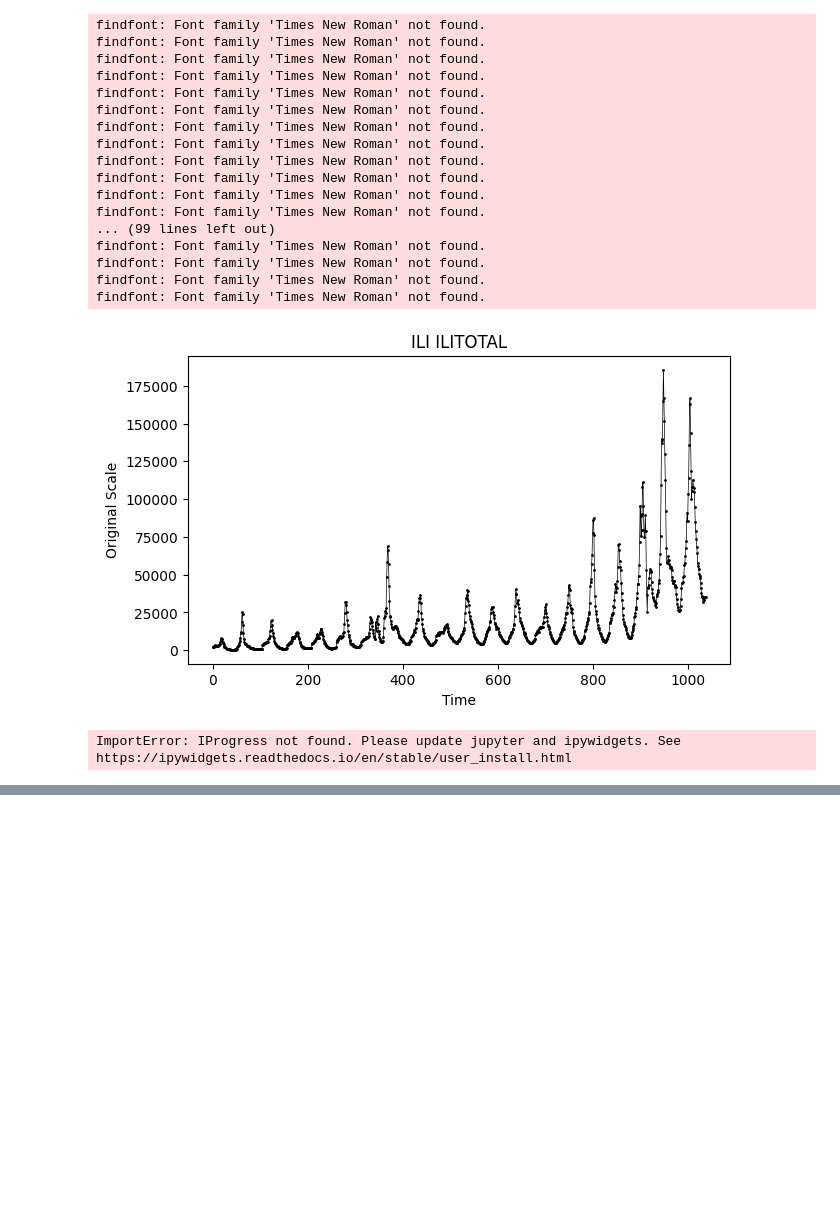
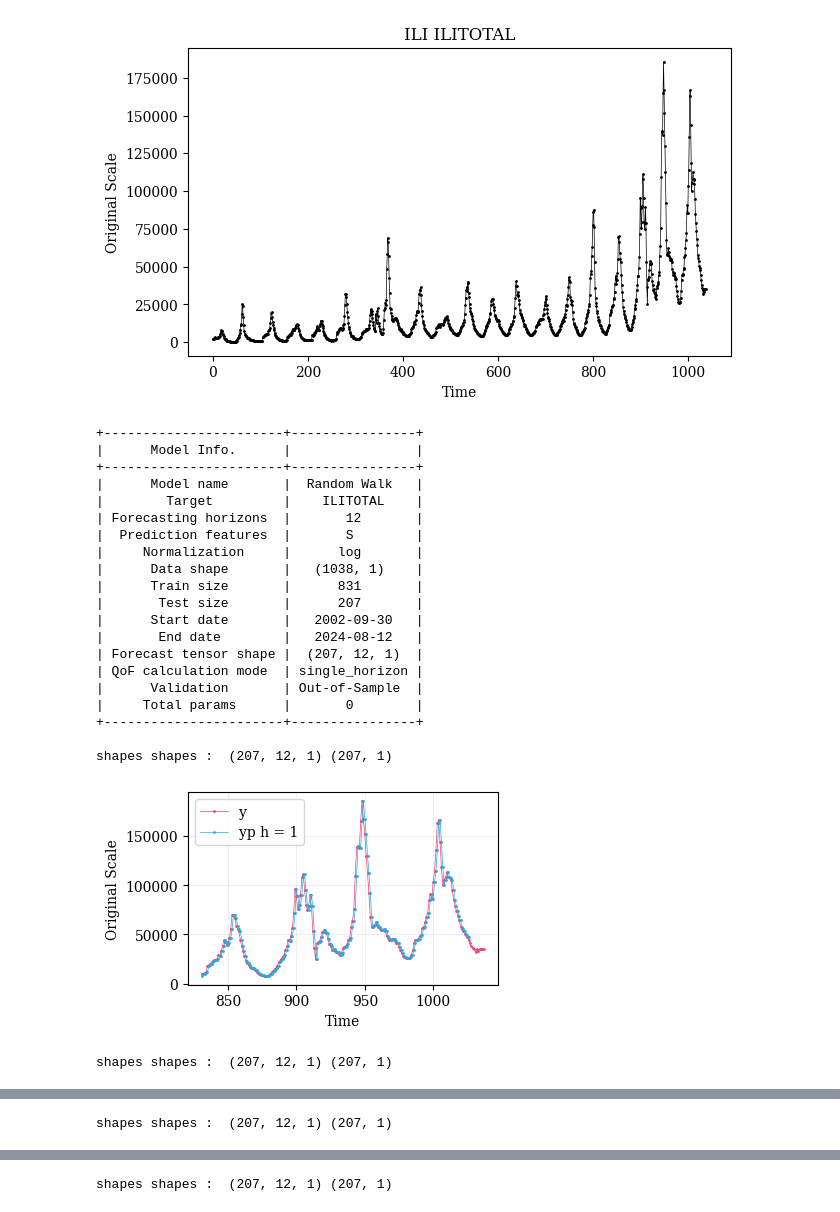
Before and after one commit to NefariousNiru/scalation_py, a Jupyter notebook: Example ILI/Statistical Models/Statistical Baselines ILI.ipynb, the cells around one changed output, grey strips where cells are left out. Cells and saved outputs as stored; diff of their text form; code cells hidden in the pictures; blank space fills up the shorter version.

```diff
--- a/Example ILI/Statistical Models/Statistical Baselines ILI.ipynb
+++ b/Example ILI/Statistical Models/Statistical Baselines ILI.ipynb
@@ -16,50 +17,54 @@ from modeling.statmodeling.sarima import SARIMA
 # %%
 args = dotdict()
 args['data_path'] = '../../datasets/ili/national_illness_24.csv'
 args['dataset'] = 'ILI'
 args['training_ratio'] = 0.8
 args['normalization'] = 'log'
 args['target'] = 'ILITOTAL'
 args['forecast_type'] = 'point'
 args['plot_scope_scale'] = 'test_original'
 args['plot_eda'] = False
 args['qof_calculation_mode'] = 'single_horizon'
-args['horizons'] = [1, 2, 3, 4, 5, 6, 7, 8, 9, 10, 11, 12]
+args['horizons'] = list(range(1, 13))
 args['same_n_samples'] = True
 args['skip_insample'] = None
 args['features'] = 'S'
 args['modeling_approach'] = 'joint'
 args['debugging'] = False
 
 args['clip_dates'] = True
 args['start_date'] = '2020-04-13'
 args['end_date'] = '2022-04-04'
 
 args['qof_to_display'] = ['h','n',
                        'MSE Normalized',
                        'MAE Normalized',
                        'MAE Original',
                        'sMAPE Original']
 
 model = RandomWalk(args)
 forecast_tensor = model.trainNtest()
 # %% [output]
+[figure, new version]
-findfont: Font family 'Times New Roman' not found.
-findfont: Font family 'Times New Roman' not found.
-findfont: Font family 'Times New Roman' not found.
-findfont: Font family 'Times New Roman' not found.
-findfont: Font family 'Times New Roman' not found.
-findfont: Font family 'Times New Roman' not found.
-findfont: Font family 'Times New Roman' not found.
-findfont: Font family 'Times New Roman' not found.
-findfont: Font family 'Times New Roman' not found.
-findfont: Font family 'Times New Roman' not found.
-findfont: Font family 'Times New Roman' not found.
-findfont: Font family 'Times New Roman' not found.
-... (99 lines left out)
-findfont: Font family 'Times New Roman' not found.
-findfont: Font family 'Times New Roman' not found.
-findfont: Font family 'Times New Roman' not found.
-findfont: Font family 'Times New Roman' not found.
++-----------------------+----------------+
+|      Model Info.      |                |
++-----------------------+----------------+
+|      Model name       |  Random Walk   |
+|        Target         |    ILITOTAL    |
+| Forecasting horizons  |       12       |
+|  Prediction features  |       S        |
+|     Normalization     |      log       |
+|      Data shape       |   (1038, 1)    |
+|      Train size       |      831       |
+|       Test size       |      207       |
+|      Start date       |   2002-09-30   |
+|       End date        |   2024-08-12   |
+| Forecast tensor shape |  (207, 12, 1)  |
+| QoF calculation mode  | single_horizon |
+|      Validation       | Out-of-Sample  |
+|     Total params      |       0        |
++-----------------------+----------------+
+
+shapes shapes :  (207, 12, 1) (207, 1)
-[figure, old version]
+[figure, added]
-ImportError: IProgress not found. Please update jupyter and ipywidgets. See https://ipywidgets.readthedocs.io/en/stable/user_install.html
+shapes shapes :  (207, 12, 1) (207, 1)
@@ -65,0 +72 @@ ImportError: IProgress not found. Please update jupyter and ipywidgets. See http
+shapes shapes :  (207, 12, 1) (207, 1)
@@ -65,0 +74 @@ ImportError: IProgress not found. Please update jupyter and ipywidgets. See http
+shapes shapes :  (207, 12, 1) (207, 1)
```
Also changed, not shown: parts of 9 cells of this notebook, 4 other files.
